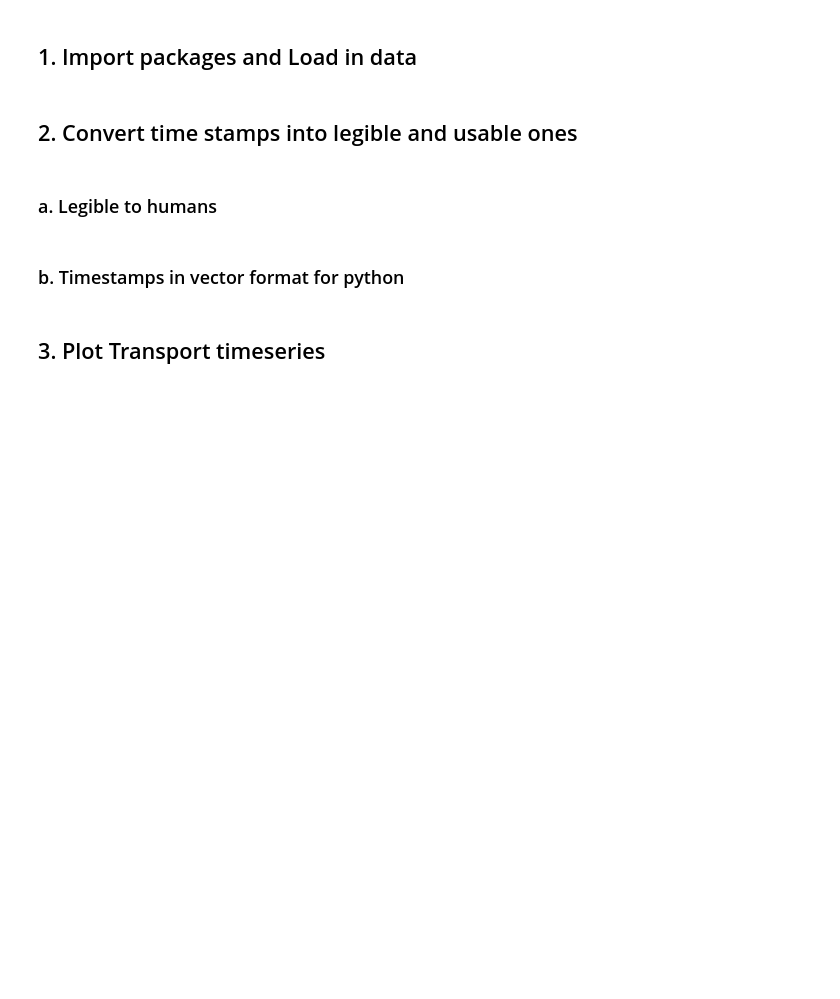
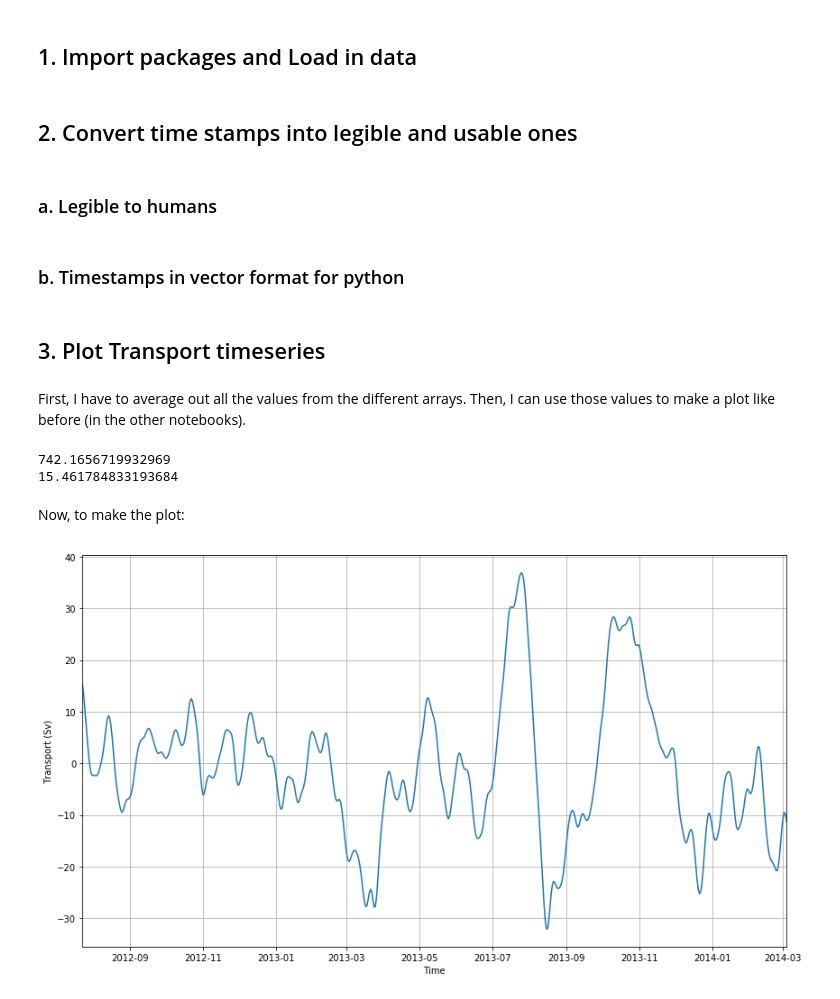
Before and after one commit to disandroa/Example-Notebooks, a Jupyter notebook: Data/obs_plot3.ipynb, the cells around one changed output. Drawn from its saved outputs; the diff is of its cells as text; code cells hidden in the pictures; blank space fills up the shorter version.

Commit message:
average plot complete

```diff
--- a/Data/obs_plot3.ipynb
+++ b/Data/obs_plot3.ipynb
@@ -42,14 +42,32 @@ for time in datenums:
 #py_dt
 # %% [markdown]
 ## 3. Plot Transport timeseries
+# %% [markdown]
+First, I have to average out all the values from the different arrays. Then, I can use those values to make a plot like before (in the other notebooks).
+# %%
+total = []
+# %%
+for i in range(len(x['T'])):
+    if i == 0:
+        total = x['T'][0]
+    else:
+        for j in range(len(x['T'][0])):
+            total[j] += x['T'][i][j]
+for i in range(len(total)):
+    total[i] = total[i]/len(x['T'])
+print(total[0])
+# %% [output]
+742.1656719932969
+15.461784833193684
+# %% [markdown]
+Now, to make the plot:
 # %%
-# create a function that takes in the dataset, selected array and time stamps to return a plot
-def plot_trans(ds, arr, times):
-    transport = ds[arr]
-    fig, ax = plt.subplots(figsize=(14,8))
-    ax.set_ylabel('Transport (Sv)')
-    ax.set_xlabel('Time')
-    ax.plot(times, transport)
-    ax.set_xlim(times[0], times[-1])
-    ax.grid(True)
-    plt.show()
+fig, ax = plt.subplots(figsize=(14,8))
+ax.set_ylabel('Transport (Sv)')
+ax.set_xlabel('Time')
+ax.plot(py_dt, total)
+ax.set_xlim(py_dt[0], py_dt[-1])
+ax.grid(True)
+plt.show()
+# %% [output]
+[figure, added]
```
